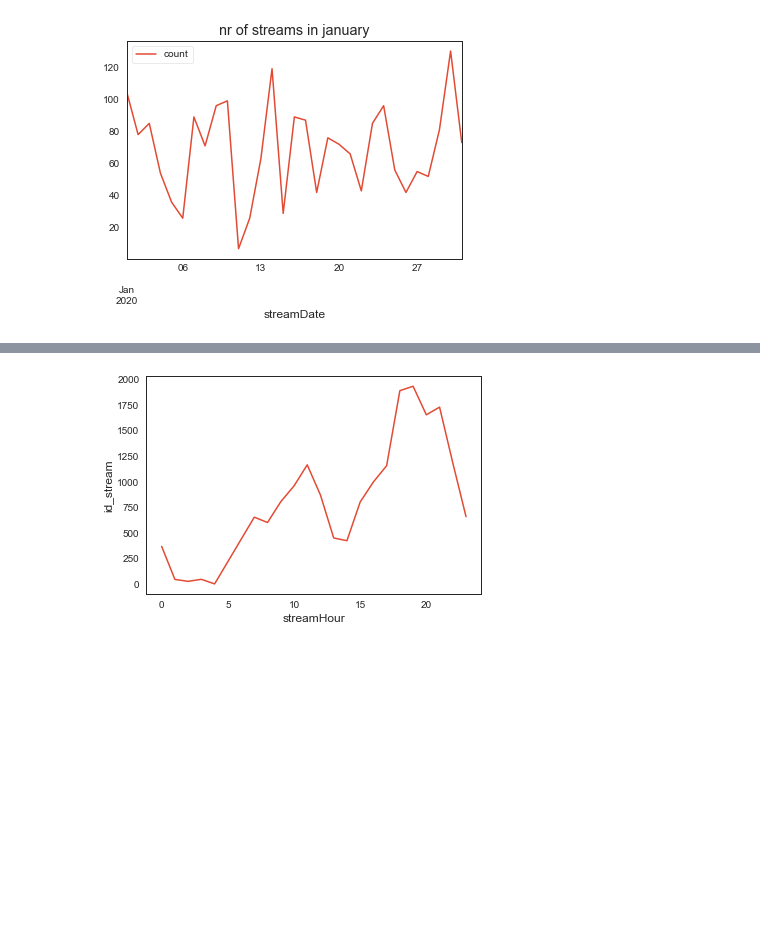
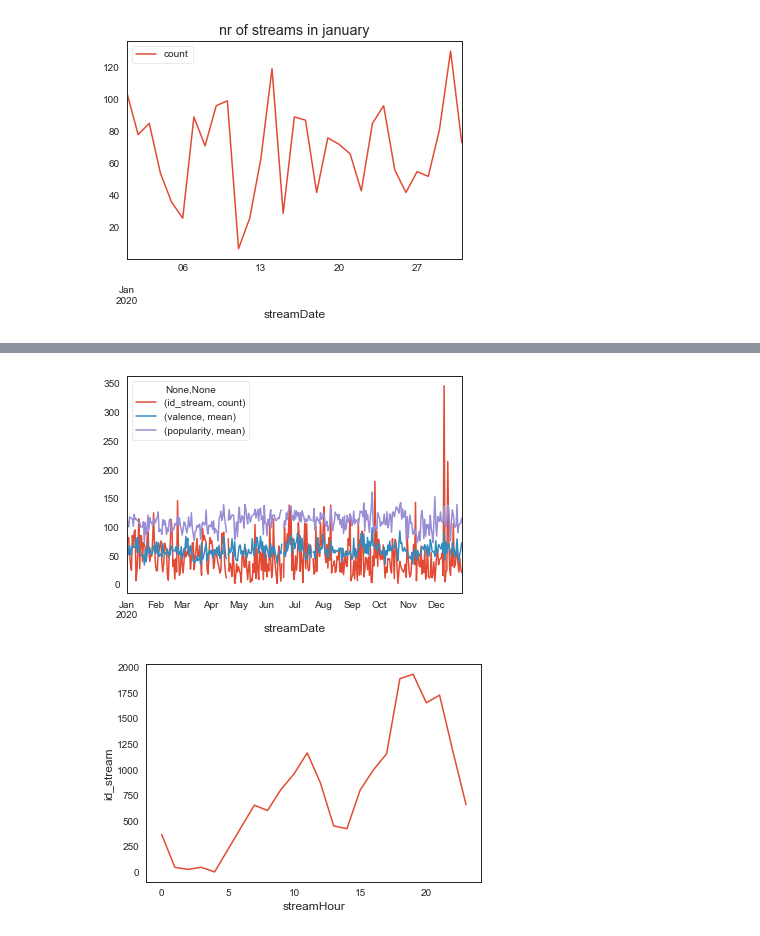
Before and after one commit to francisco-alier/spotify-data-extractor, a Jupyter notebook: 01_Time_Series_Streaming_History_Analysis.ipynb, the cells around one changed output, grey strips where cells are left out. Drawn from its saved outputs; the diff is of its cells as text; code cells hidden in the pictures; blank space fills up the shorter version.

```diff
--- a/01_Time_Series_Streaming_History_Analysis.ipynb
+++ b/01_Time_Series_Streaming_History_Analysis.ipynb
@@ -417,3 +454,12 @@ array([<matplotlib.axes._subplots.AxesSubplot object at 0x...>,
+# %%
+first_streams = all_days.iloc[0]
+# %%
+normalized = all_days.div(first_streams).mul(100)
+
+normalized.plot()
+plt.show()
+# %% [output]
+[figure, added]
 # %%
 plot = df_clean.groupby('streamHour')['id_stream'].count().reset_index(drop = False)
 
```
Also changed, not shown: parts of 19 cells of this notebook, 2 other files.
